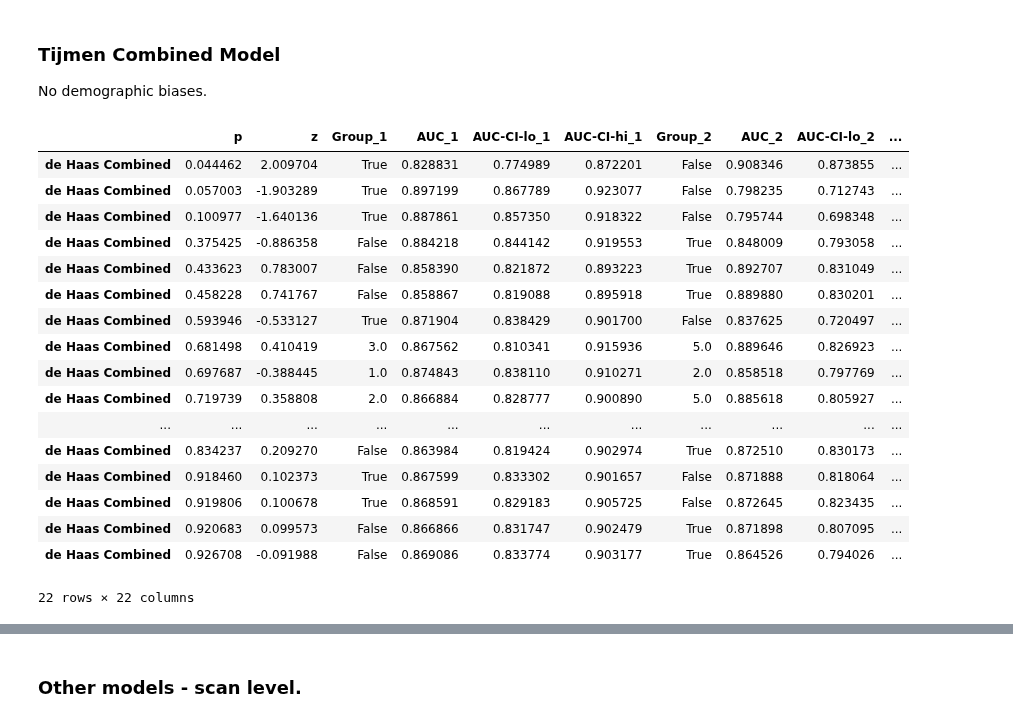
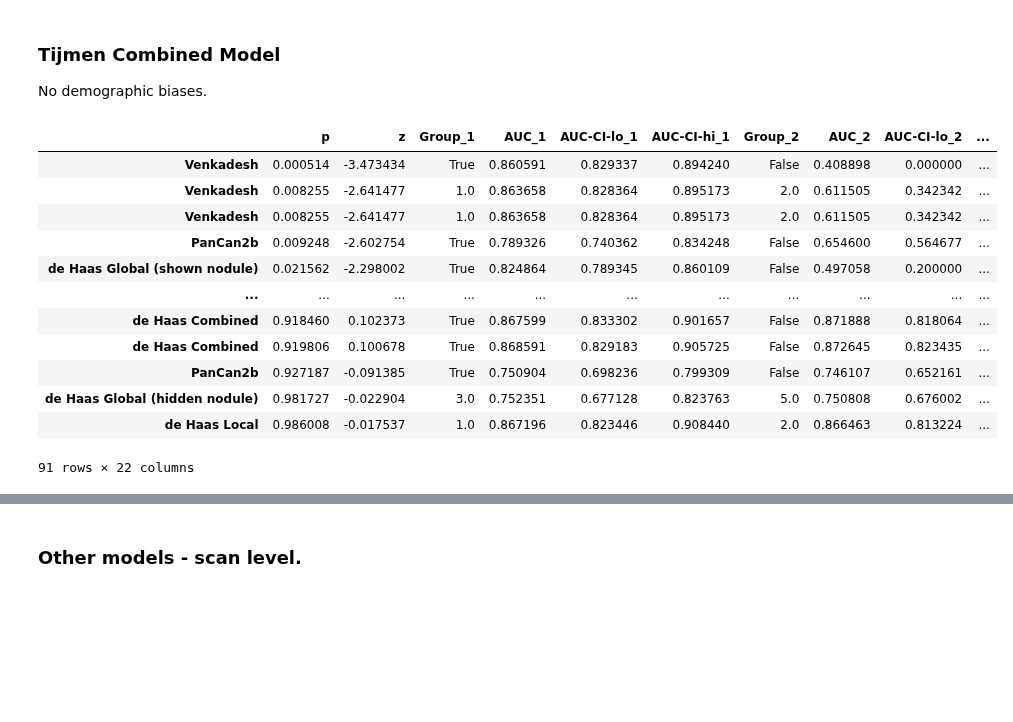
Before and after one commit to DIAGNijmegen/bodyct-lung-malignancy-fairness, a Jupyter notebook: save_all_results.ipynb, the cells around one changed output, grey strips where cells are left out. Drawn from its saved outputs; the diff is of its cells as text; code cells hidden in the pictures; blank space fills up the shorter version.

```diff
--- a/save_all_results.ipynb
+++ b/save_all_results.ipynb
@@ -422,25 +414,24 @@ dlcst_result_df[(dlcst_result_df['category'].isin(['demo']))].sort_values(by='p'
 No demographic biases.
 # %%
 df = pd.read_csv(f"{RESULTS_DIR}/auroc-nlst-1172.csv", index_col=0)
-df[(df['col'] == 'Thijmen_mean_cal') & (df['category'].isin(['demo', 'nodule', 'other']))].sort_values(by='p')
+df[
+    # (df['col'] == 'Thijmen_mean_cal') &
+    # (df['p'] < 0.05) &
+    (df['category'].isin(['demo']))
+].sort_values(by='p')
 # %% [output]
 |  | p | z | Group_1 | AUC_1 | AUC-CI-lo_1 | AUC-CI-hi_1 | Group_2 | AUC_2 | AUC-CI-lo_2 | ... |
-| de Haas Combined | 0.044462 | 2.009704 | True | 0.828831 | 0.774989 | 0.872201 | False | 0.908346 | 0.873855 | ... |
-| de Haas Combined | 0.057003 | -1.903289 | True | 0.897199 | 0.867789 | 0.923077 | False | 0.798235 | 0.712743 | ... |
-| de Haas Combined | 0.100977 | -1.640136 | True | 0.887861 | 0.857350 | 0.918322 | False | 0.795744 | 0.698348 | ... |
-| de Haas Combined | 0.375425 | -0.886358 | False | 0.884218 | 0.844142 | 0.919553 | True | 0.848009 | 0.793058 | ... |
-| de Haas Combined | 0.433623 | 0.783007 | False | 0.858390 | 0.821872 | 0.893223 | True | 0.892707 | 0.831049 | ... |
-| de Haas Combined | 0.458228 | 0.741767 | False | 0.858867 | 0.819088 | 0.895918 | True | 0.889880 | 0.830201 | ... |
-| de Haas Combined | 0.593946 | -0.533127 | True | 0.871904 | 0.838429 | 0.901700 | False | 0.837625 | 0.720497 | ... |
-| de Haas Combined | 0.681498 | 0.410419 | 3.0 | 0.867562 | 0.810341 | 0.915936 | 5.0 | 0.889646 | 0.826923 | ... |
-| de Haas Combined | 0.697687 | -0.388445 | 1.0 | 0.874843 | 0.838110 | 0.910271 | 2.0 | 0.858518 | 0.797769 | ... |
-| de Haas Combined | 0.719739 | 0.358808 | 2.0 | 0.866884 | 0.828777 | 0.900890 | 5.0 | 0.885618 | 0.805927 | ... |
+| Venkadesh | 0.000514 | -3.473434 | True | 0.860591 | 0.829337 | 0.894240 | False | 0.408898 | 0.000000 | ... |
+| Venkadesh | 0.008255 | -2.641477 | 1.0 | 0.863658 | 0.828364 | 0.895173 | 2.0 | 0.611505 | 0.342342 | ... |
+| Venkadesh | 0.008255 | -2.641477 | 1.0 | 0.863658 | 0.828364 | 0.895173 | 2.0 | 0.611505 | 0.342342 | ... |
+| PanCan2b | 0.009248 | -2.602754 | True | 0.789326 | 0.740362 | 0.834248 | False | 0.654600 | 0.564677 | ... |
+| de Haas Global (shown nodule) | 0.021562 | -2.298002 | True | 0.824864 | 0.789345 | 0.860109 | False | 0.497058 | 0.200000 | ... |
 | ... | ... | ... | ... | ... | ... | ... | ... | ... | ... | ... |
-| de Haas Combined | 0.834237 | 0.209270 | False | 0.863984 | 0.819424 | 0.902974 | True | 0.872510 | 0.830173 | ... |
 | de Haas Combined | 0.918460 | 0.102373 | True | 0.867599 | 0.833302 | 0.901657 | False | 0.871888 | 0.818064 | ... |
 | de Haas Combined | 0.919806 | 0.100678 | True | 0.868591 | 0.829183 | 0.905725 | False | 0.872645 | 0.823435 | ... |
-| de Haas Combined | 0.920683 | 0.099573 | False | 0.866866 | 0.831747 | 0.902479 | True | 0.871898 | 0.807095 | ... |
-| de Haas Combined | 0.926708 | -0.091988 | False | 0.869086 | 0.833774 | 0.903177 | True | 0.864526 | 0.794026 | ... |
+| PanCan2b | 0.927187 | -0.091385 | True | 0.750904 | 0.698236 | 0.799309 | False | 0.746107 | 0.652161 | ... |
+| de Haas Global (hidden nodule) | 0.981727 | -0.022904 | 3.0 | 0.752351 | 0.677128 | 0.823763 | 5.0 | 0.750808 | 0.676002 | ... |
+| de Haas Local | 0.986008 | -0.017537 | 1.0 | 0.867196 | 0.823446 | 0.908440 | 2.0 | 0.866463 | 0.813224 | ... |
-22 rows × 22 columns
+91 rows × 22 columns
 # %%
 df = pd.read_csv(f"{RESULTS_DIR}/auroc-nlst-3240.csv", index_col=0)
```
Also changed, not shown: parts of 7 cells of this notebook, 3 other files.
